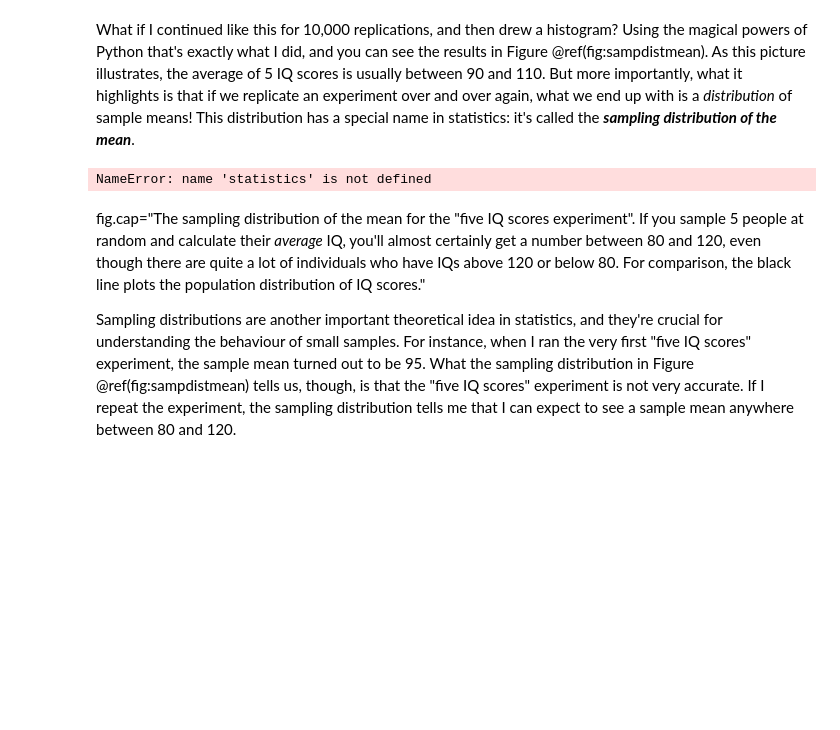
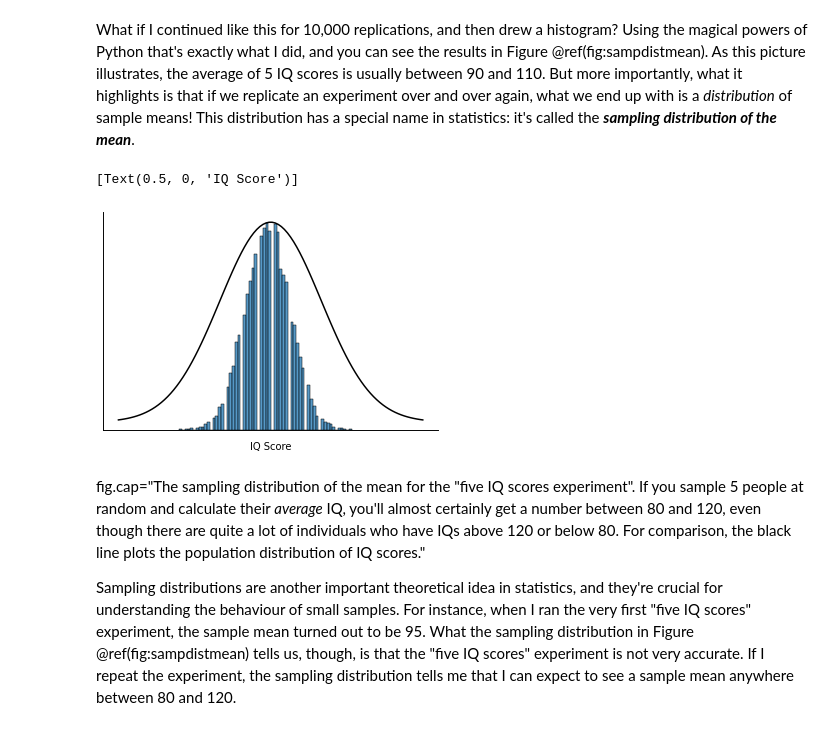
Before and after one commit to ethanweed/pythonbook, a Jupyter notebook: _sources/04.03-estimation.ipynb, the cells around one changed output. Saved outputs shown, nothing was run; the diff lists cells and outputs as text; code cells hidden in the pictures; blank space fills up the shorter version.

```diff
--- a/_sources/04.03-estimation.ipynb
+++ b/_sources/04.03-estimation.ipynb
@@ -260,30 +260,50 @@ list(df['Sample Mean'])
 What if I continued like this for 10,000 replications, and then drew a histogram? Using the magical powers of Python that's exactly what I did, and you can see the results in Figure \@ref(fig:sampdistmean). As this picture illustrates, the average of 5 IQ scores is usually between 90 and 110. But more importantly, what it highlights is that if we replicate an experiment over and over again, what we end up with is a *distribution* of sample means! This distribution has a special name in statistics: it's called the **_sampling distribution of the mean_**.
 # %%
 import matplotlib.pyplot as plt
+import scipy.stats as stats
+import seaborn as sns
 import numpy as np
-import scipy.stats as stats
+import statistics
 import math
 
 # define a normal distribution with a mean of 100 and a standard deviation of 15
 mu = 100
 sigma = 15
 x = np.linspace(mu - 3*sigma, mu + 3*sigma, 100)
 y = stats.norm.pdf(x, mu, sigma)
 
 # run 10000 simulated experiments with 5 subjects each, and calculate the sample mean for each experiment
 sample_means = []
 for i in range(1,10000):
     sample_mean = statistics.mean(np.random.normal(loc=100,scale=15,size=5).astype(int))
     sample_means.append(sample_mean)
 
 
 # plot a histogram of the distribution of sample means, together with the population distribution
 fig, ax = plt.subplots()
 sns.histplot(sample_means, ax=ax)
 ax2 = ax.twinx()
 sns.lineplot(x=x,y=y, ax=ax2, color='black')
+
+axes=[ax, ax2]
+
+for ax in axes:
+    ax.set(xticklabels=[])
+    ax.set(yticklabels=[])
+    ax.set(ylabel=None)
+    ax.set(xlabel='IQ Score')
+    ax.tick_params(axis='both',
+                    which='both',
+                    bottom=False,
+                    left=False,
+                    right=False)
+    ax.spines[['right', 'top']].set_visible(False)
+
+
+ax.set(xlabel='IQ Score')
 # %% [output]
-NameError: name 'statistics' is not defined
+[Text(0.5, 0, 'IQ Score')]
+[figure, added]
 # %% [markdown]
 fig.cap="The sampling distribution of the mean for the \"five IQ scores experiment\". If you sample 5 people at random and calculate their *average* IQ, you'll almost certainly get a number between 80 and 120, even though there are quite a lot of individuals who have IQs above 120 or below 80. For comparison, the black line plots the population distribution of IQ scores."
 
```
Also changed, not shown: 18 other files.
